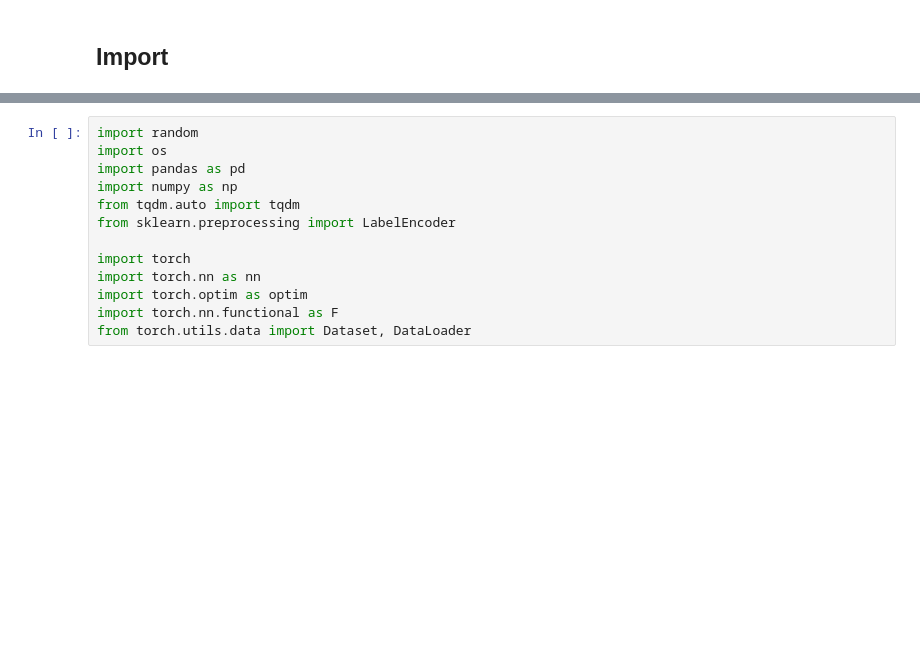
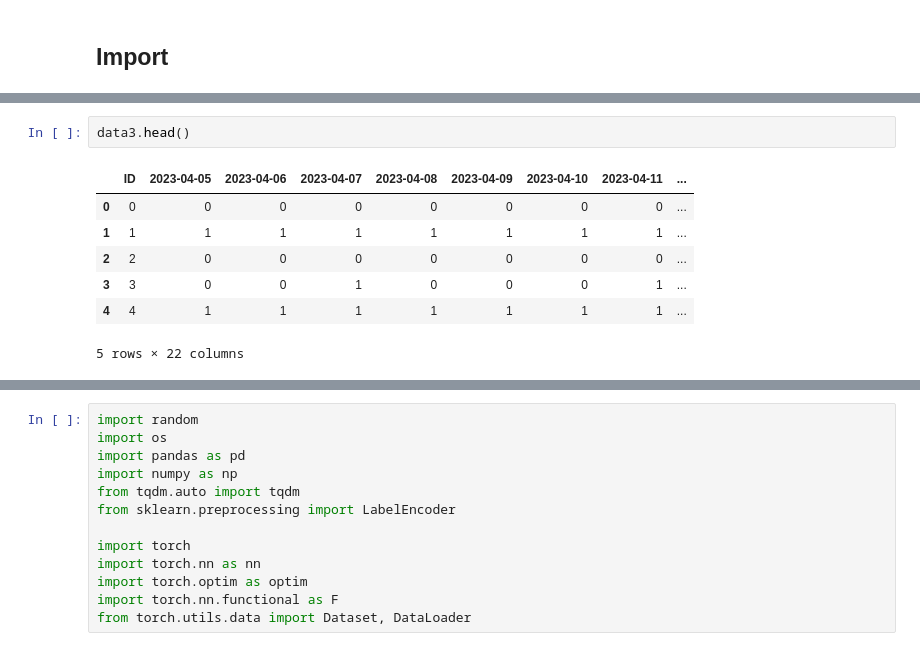
Before and after one commit to larcenous/LG-aimers, a Jupyter notebook: [Baseline]_LSTM을 활용한 제품 판매량 예측 (+Seed 고정 추가).ipynb, the cells around one changed output, grey strips where cells are left out. Cells and saved outputs as stored; diff of their text form; blank space fills up the shorter version.

```diff
--- a/[Baseline]_LSTM을 활용한 제품 판매량 예측 (+Seed 고정 추가).ipynb
+++ b/[Baseline]_LSTM을 활용한 제품 판매량 예측 (+Seed 고정 추가).ipynb
@@ -22,0 +36,10 @@ Note: you may need to restart the kernel to use updated packages.
+# %%
+data3.head()
+# %% [output]
+|  | ID | 2023-04-05 | 2023-04-06 | 2023-04-07 | 2023-04-08 | 2023-04-09 | 2023-04-10 | 2023-04-11 | ... |
+| 0 | 0 | 0 | 0 | 0 | 0 | 0 | 0 | 0 | ... |
+| 1 | 1 | 1 | 1 | 1 | 1 | 1 | 1 | 1 | ... |
+| 2 | 2 | 0 | 0 | 0 | 0 | 0 | 0 | 0 | ... |
+| 3 | 3 | 0 | 0 | 1 | 0 | 0 | 0 | 1 | ... |
+| 4 | 4 | 1 | 1 | 1 | 1 | 1 | 1 | 1 | ... |
+5 rows × 22 columns
```
Also changed, not shown: parts of 9 cells of this notebook, 16 other files.
